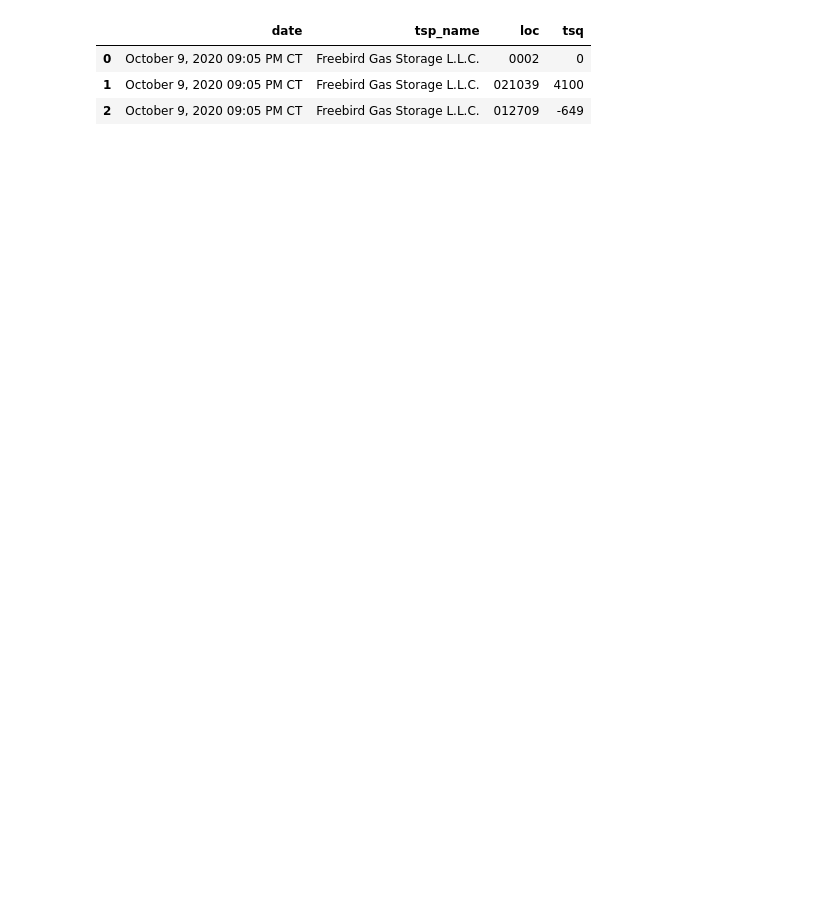
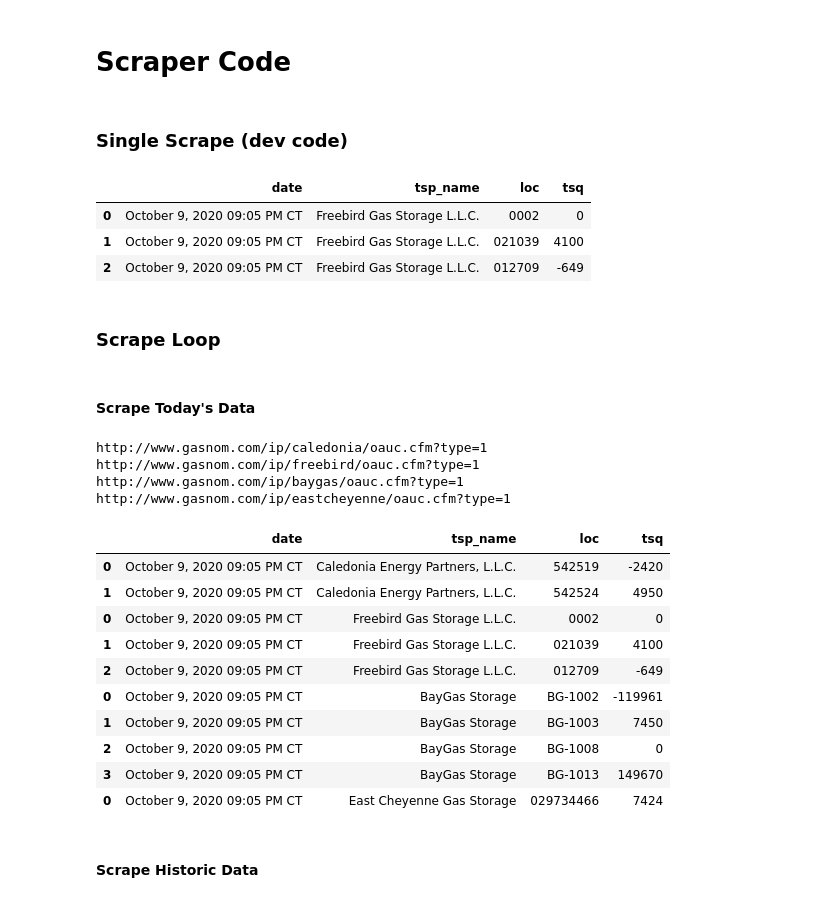
Before and after one commit to DerekHLeckner/Project-3, a Jupyter notebook: Matt/Scraper/scrapebook.ipynb, the cells around one changed output. Cells and saved outputs as stored; diff of their text form; code cells hidden in the pictures; blank space fills up the shorter version.

Commit message:
scraper updates 3

```diff
--- a/Matt/Scraper/scrapebook.ipynb
+++ b/Matt/Scraper/scrapebook.ipynb
@@ -16 +12,5 @@ storage_names = ['caledonia', 'freebird', 'baygas','mississippihub','eastcheyenn
+# %% [markdown]
+# Scraper Code
+# %% [markdown]
+### Single Scrape (dev code)
 # %%
@@ -43,3 +46,65 @@ storage_cl2
 | 0 | October 9, 2020 09:05 PM CT | Freebird Gas Storage L.L.C. | 0002 | 0 |
 | 1 | October 9, 2020 09:05 PM CT | Freebird Gas Storage L.L.C. | 021039 | 4100 |
 | 2 | October 9, 2020 09:05 PM CT | Freebird Gas Storage L.L.C. | 012709 | -649 |
+# %% [markdown]
+### Scrape Loop
+# %% [markdown]
+#### Scrape Today's Data
+# %%
+storage_names = ['caledonia', 'freebird', 'baygas','eastcheyenne']
+column_names =['date','tsp_name',"loc","tsq"]
+
+storage_df = pd.DataFrame(columns=column_names)
+
+base_url = "http://www.gasnom.com/ip/"
+end_url = "/oauc.cfm?type=1"
+
+executable_path = {'executable_path': 'chromedriver.exe'}
+browser = Browser('chrome', **executable_path, headless=False)
+
+for name in storage_names :
+    # define the url and visit it with browser
+    storage_url = base_url + name + end_url
+    browser.visit(storage_url)
+
+    # grab the table data
+    tables = pd.read_html(storage_url)
+    storage_info = tables[0]
+    storage_raw = tables[2]
+
+    # reformat the table data
+    tsp_name = storage_info.iloc[0][1]
+    posting_date = storage_info.iloc[2][1]
+
+    storage_raw.columns = ["location_name","loc","loc_purp_desc","loc_qti","flow_ind","all_qty_avail",\
+                           "design_capacity", "operating_capacity","tsq","oac","it_indicator","qty_reason","blanks"]
+    storage_raw = storage_raw.fillna(0)
+    storage_cl1 = storage_raw.loc[storage_raw['location_name'] != 0]
+    storage_cl1 = storage_cl1.drop(storage_cl1.index[0])
+    storage_cl1 = storage_cl1.reset_index(drop=True)
+    storage_cl2 = storage_cl1.iloc[:,[1,8]]
+
+    storage_cl2.insert(0, 'date', posting_date)
+    storage_cl2.insert(1, 'tsp_name', tsp_name)
+    storage_df = storage_df.append(storage_cl2)
+
+browser.quit()
+storage_df
+# %% [output]
+http://www.gasnom.com/ip/caledonia/oauc.cfm?type=1
+http://www.gasnom.com/ip/freebird/oauc.cfm?type=1
+http://www.gasnom.com/ip/baygas/oauc.cfm?type=1
+http://www.gasnom.com/ip/eastcheyenne/oauc.cfm?type=1
+|  | date | tsp_name | loc | tsq |
+| 0 | October 9, 2020 09:05 PM CT | Caledonia Energy Partners, L.L.C. | 542519 | -2420 |
+| 1 | October 9, 2020 09:05 PM CT | Caledonia Energy Partners, L.L.C. | 542524 | 4950 |
+| 0 | October 9, 2020 09:05 PM CT | Freebird Gas Storage L.L.C. | 0002 | 0 |
+| 1 | October 9, 2020 09:05 PM CT | Freebird Gas Storage L.L.C. | 021039 | 4100 |
+| 2 | October 9, 2020 09:05 PM CT | Freebird Gas Storage L.L.C. | 012709 | -649 |
+| 0 | October 9, 2020 09:05 PM CT | BayGas Storage | BG-1002 | -119961 |
+| 1 | October 9, 2020 09:05 PM CT | BayGas Storage | BG-1003 | 7450 |
+| 2 | October 9, 2020 09:05 PM CT | BayGas Storage | BG-1008 | 0 |
+| 3 | October 9, 2020 09:05 PM CT | BayGas Storage | BG-1013 | 149670 |
+| 0 | October 9, 2020 09:05 PM CT | East Cheyenne Gas Storage | 029734466 | 7424 |
+# %% [markdown]
+#### Scrape Historic Data
```
Also changed, not shown: parts of 8 cells of this notebook, 1 other file.
